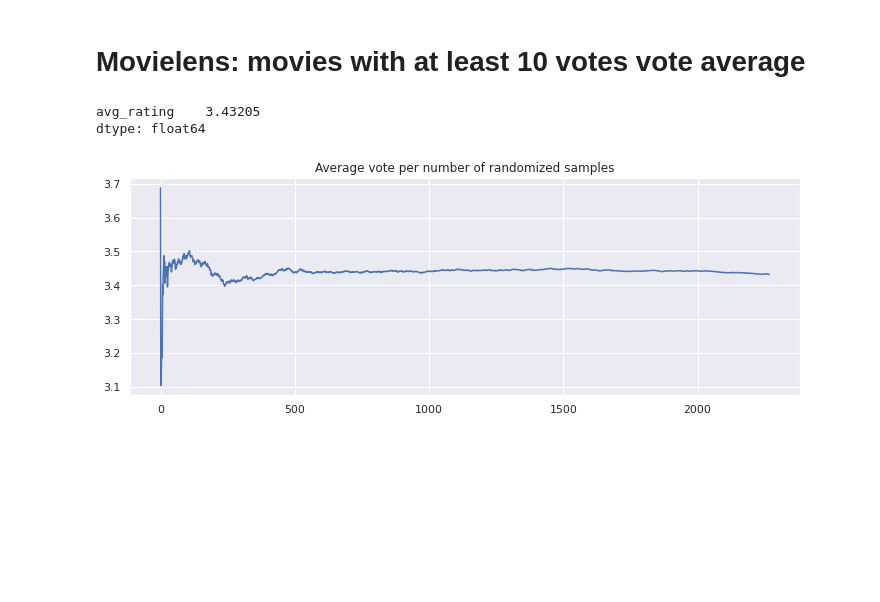
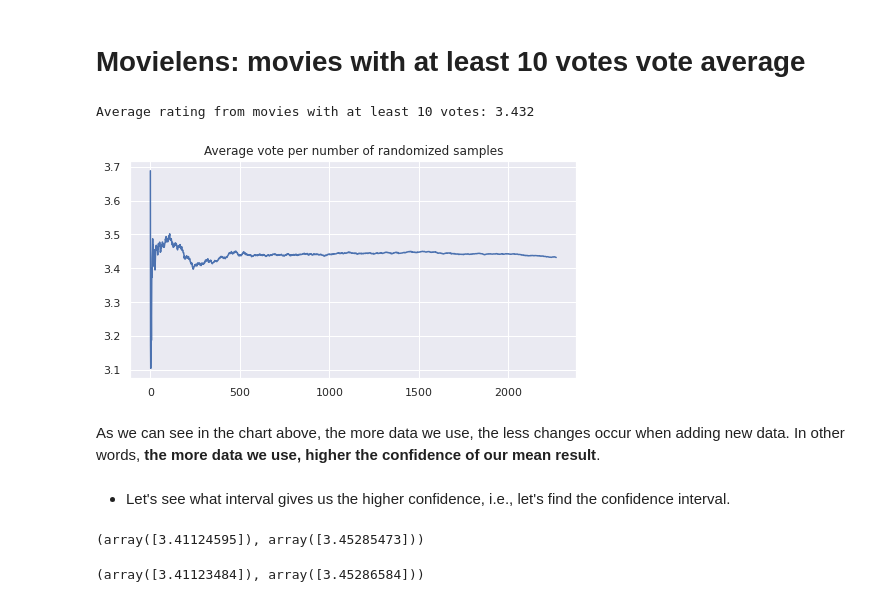
Before and after one commit to luamzi/Alura-Movie-Data-Analysis, a Jupyter notebook: Data_Science_Tests_Introduction.ipynb, the cells around one changed output. Saved outputs shown, nothing was run; the diff lists cells and outputs as text; code cells hidden in the pictures; blank space fills up the shorter version.

```diff
--- a/Data_Science_Tests_Introduction.ipynb
+++ b/Data_Science_Tests_Introduction.ipynb
@@ -272,19 +274,34 @@ tmdb.query("runtime > 0").runtime.dropna().quantile(q=0.4)
 100.0
 # %% [markdown]
 # Movielens: movies with at least 10 votes vote average
-# %%
-avg_rating_by_movie_at_least_10.mean()
-# %% [output]
-avg_rating    3.43205
-dtype: float64
+# %%
+avg_rtng = round(avg_rating_by_movie_at_least_10.mean()[0], 3)
+print(f"Average rating from movies with at least 10 votes: {avg_rtng}")
+# %% [output]
+Average rating from movies with at least 10 votes: 3.432
 # %%
 np.random.seed(42)
 temp = avg_rating_by_movie_at_least_10.sample(frac=1) # random order
 
 means = [temp[0:i].mean() for i in range(1, len(temp))]
 # %%
-plt.figure(figsize = (12, 4))
+plt.figure(figsize = (8, 4))
 plt.plot(means)
 plt.title('Average vote per number of randomized samples');
 # %% [output]
-[figure, old version]
+[figure, new version]
+# %% [markdown]
+As we can see in the chart above, the more data we use, the less changes occur when adding new data. In other words, **the more data we use, higher the confidence of our mean result**.
+# %% [markdown]
+* Let's see what interval gives us the higher confidence, i.e., let's find the confidence interval.
+# %%
+# find the confidence interval based on the z-test
+zconfint(avg_rating_by_movie_at_least_10)
+# %% [output]
+(array([3.41124595]), array([3.45285473]))
+# %%
+# find the confidence interval based on the t-test
+descr_movies_at_least_10 = DescrStatsW(avg_rating_by_movie_at_least_10)
+descr_movies_at_least_10.tconfint_mean()
+# %% [output]
+(array([3.41123484]), array([3.45286584]))
```
Also changed, not shown: parts of 3 cells of this notebook.
